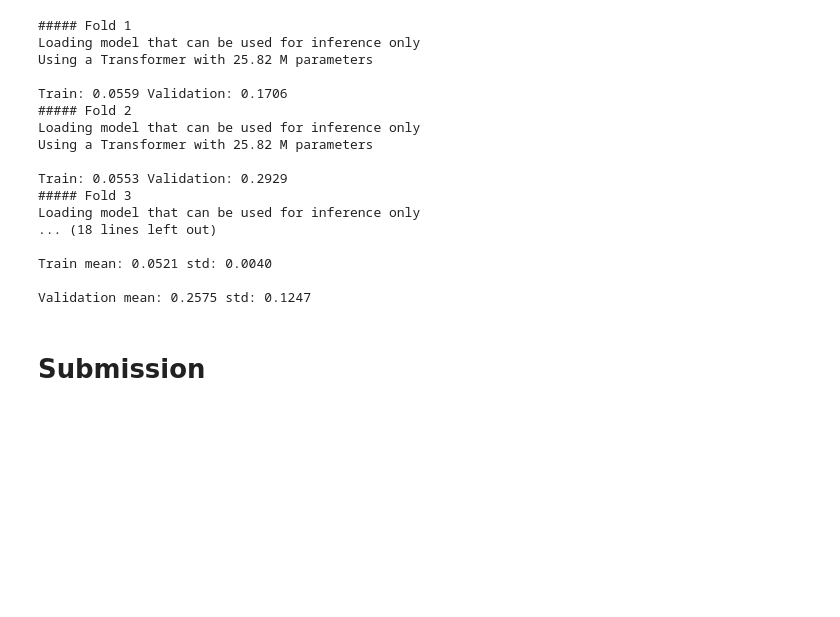
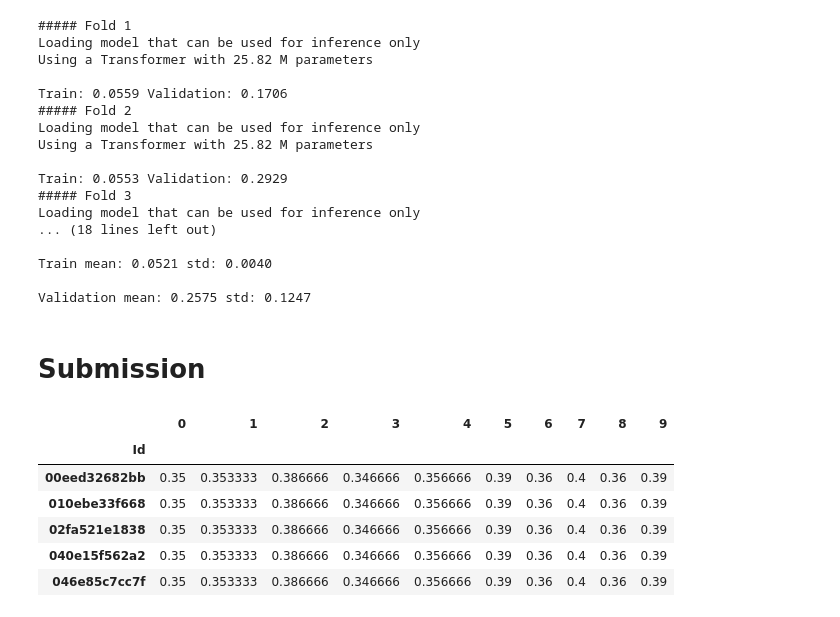
Before and after one commit to Bagirov-lab/Kaggle, a Jupyter notebook: identifying-age-related-train.ipynb, the cells around one changed output. Saved outputs shown, nothing was run; the diff lists cells and outputs as text; code cells hidden in the pictures; blank space fills up the shorter version.

```diff
--- a/identifying-age-related-train.ipynb
+++ b/identifying-age-related-train.ipynb
@@ -795,0 +800,10 @@ Validation mean: 0.2575 std: 0.1247
+# %%
+submition_rf_3
+# %% [output]
+|  | 0 | 1 | 2 | 3 | 4 | 5 | 6 | 7 | 8 | 9 |
+| Id |  |  |  |  |  |  |  |  |  |  |
+| 00eed32682bb | 0.35 | 0.353333 | 0.386666 | 0.346666 | 0.356666 | 0.39 | 0.36 | 0.4 | 0.36 | 0.39 |
+| 010ebe33f668 | 0.35 | 0.353333 | 0.386666 | 0.346666 | 0.356666 | 0.39 | 0.36 | 0.4 | 0.36 | 0.39 |
+| 02fa521e1838 | 0.35 | 0.353333 | 0.386666 | 0.346666 | 0.356666 | 0.39 | 0.36 | 0.4 | 0.36 | 0.39 |
+| 040e15f562a2 | 0.35 | 0.353333 | 0.386666 | 0.346666 | 0.356666 | 0.39 | 0.36 | 0.4 | 0.36 | 0.39 |
+| 046e85c7cc7f | 0.35 | 0.353333 | 0.386666 | 0.346666 | 0.356666 | 0.39 | 0.36 | 0.4 | 0.36 | 0.39 |
```
Also changed, not shown: parts of 10 cells of this notebook.
